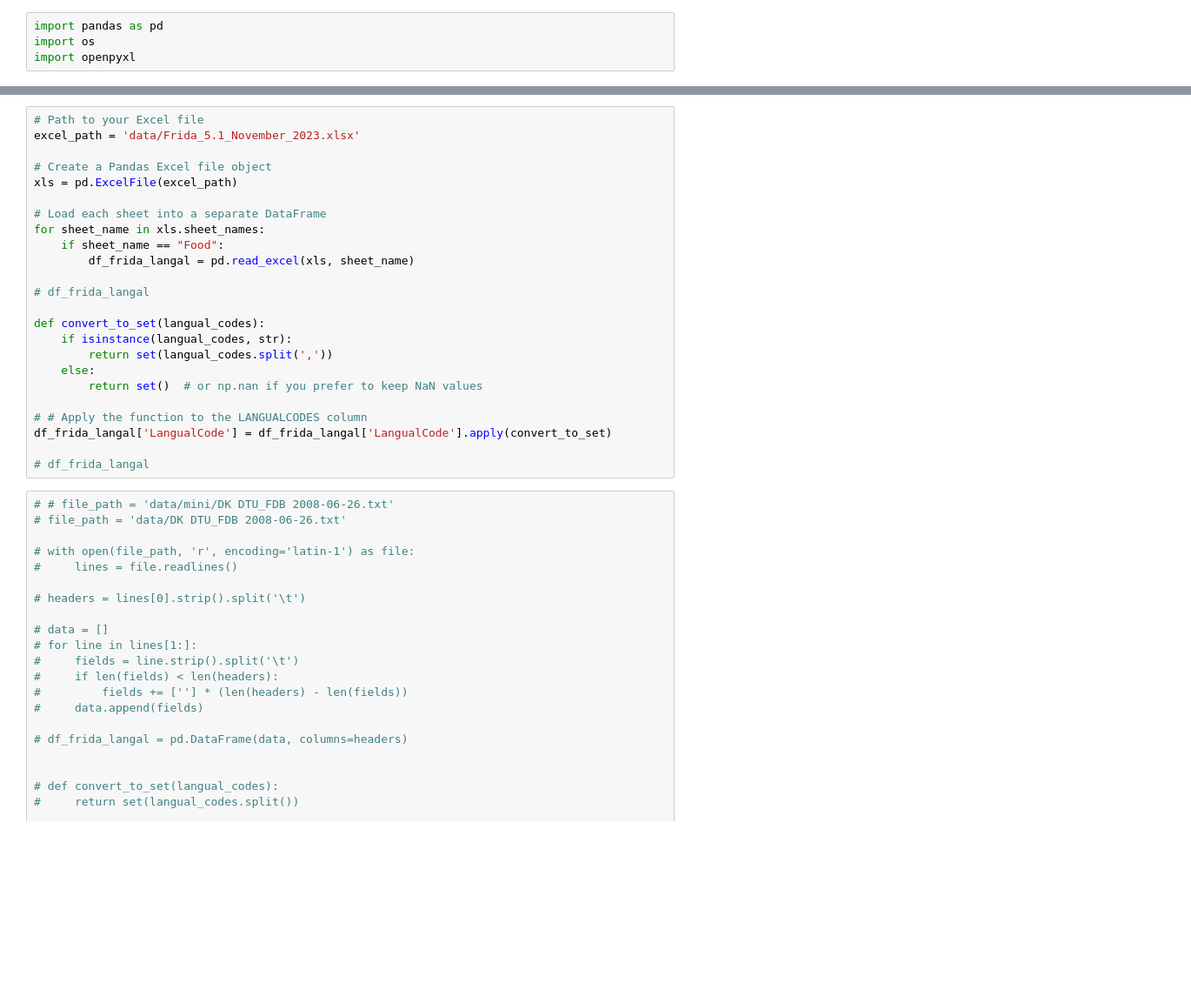
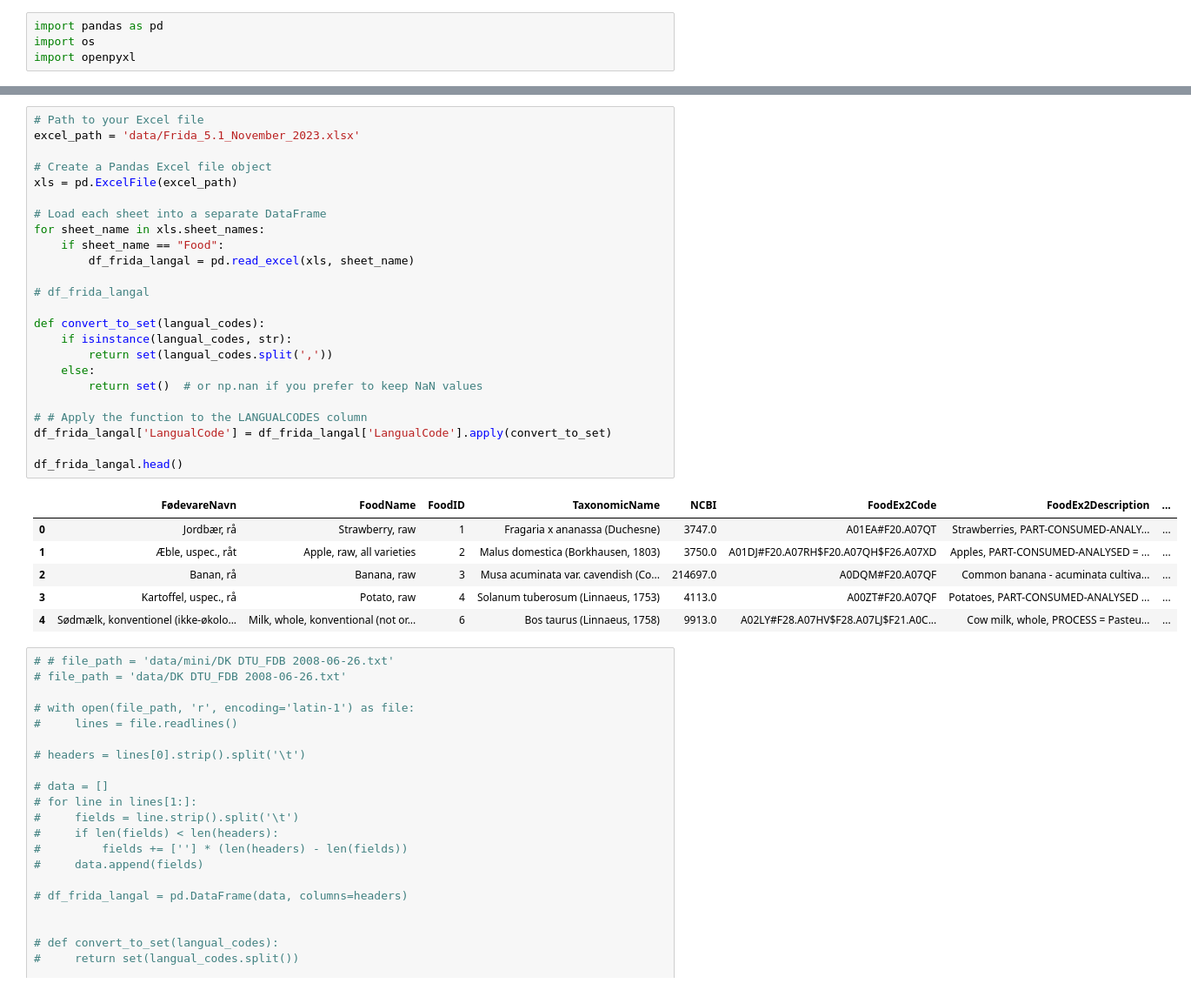
Before and after one commit to jbuhain/food-db-mapper, a Jupyter notebook: main.ipynb, the cells around one changed output, grey strips where cells are left out. Shown: that part at 87% size. Drawn from its saved outputs; the diff is of its cells as text; blank space fills up the shorter version.

```diff
--- a/main.ipynb
+++ b/main.ipynb
@@ -40,27 +40,34 @@ df_nevo_langal.head()
 # %%
 # Path to your Excel file
 excel_path = 'data/Frida_5.1_November_2023.xlsx'
 
 # Create a Pandas Excel file object
 xls = pd.ExcelFile(excel_path)
 
 # Load each sheet into a separate DataFrame
 for sheet_name in xls.sheet_names:
     if sheet_name == "Food":
         df_frida_langal = pd.read_excel(xls, sheet_name)
 
 # df_frida_langal
 
 def convert_to_set(langual_codes):
     if isinstance(langual_codes, str):
         return set(langual_codes.split(','))
     else:
         return set()  # or np.nan if you prefer to keep NaN values
 
 # # Apply the function to the LANGUALCODES column
 df_frida_langal['LangualCode'] = df_frida_langal['LangualCode'].apply(convert_to_set)
 
-# df_frida_langal
+df_frida_langal.head()
+# %% [output]
+|  | FødevareNavn | FoodName | FoodID | TaxonomicName | NCBI | FoodEx2Code | FoodEx2Description | ... |
+| 0 | Jordbær, rå | Strawberry, raw | 1 | Fragaria x ananassa (Duchesne) | 3747.0 | A01EA#F20.A07QT | Strawberries, PART-CONSUMED-ANALY... | ... |
+| 1 | Æble, uspec., råt | Apple, raw, all varieties | 2 | Malus domestica (Borkhausen, 1803) | 3750.0 | A01DJ#F20.A07RH$F20.A07QH$F26.A07XD | Apples, PART-CONSUMED-ANALYSED = ... | ... |
+| 2 | Banan, rå | Banana, raw | 3 | Musa acuminata var. cavendish (Co... | 214697.0 | A0DQM#F20.A07QF | Common banana - acuminata cultiva... | ... |
+| 3 | Kartoffel, uspec., rå | Potato, raw | 4 | Solanum tuberosum (Linnaeus, 1753) | 4113.0 | A00ZT#F20.A07QF | Potatoes, PART-CONSUMED-ANALYSED ... | ... |
+| 4 | Sødmælk, konventionel (ikke-økolo... | Milk, whole, konventional (not or... | 6 | Bos taurus (Linnaeus, 1758) | 9913.0 | A02LY#F28.A07HV$F28.A07LJ$F21.A0C... | Cow milk, whole, PROCESS = Pasteu... | ... |
 # %%
 # # file_path = 'data/mini/DK DTU_FDB 2008-06-26.txt'
 # file_path = 'data/DK DTU_FDB 2008-06-26.txt'
```
Also changed, not shown: parts of 4 cells of this notebook, 2 other files.
